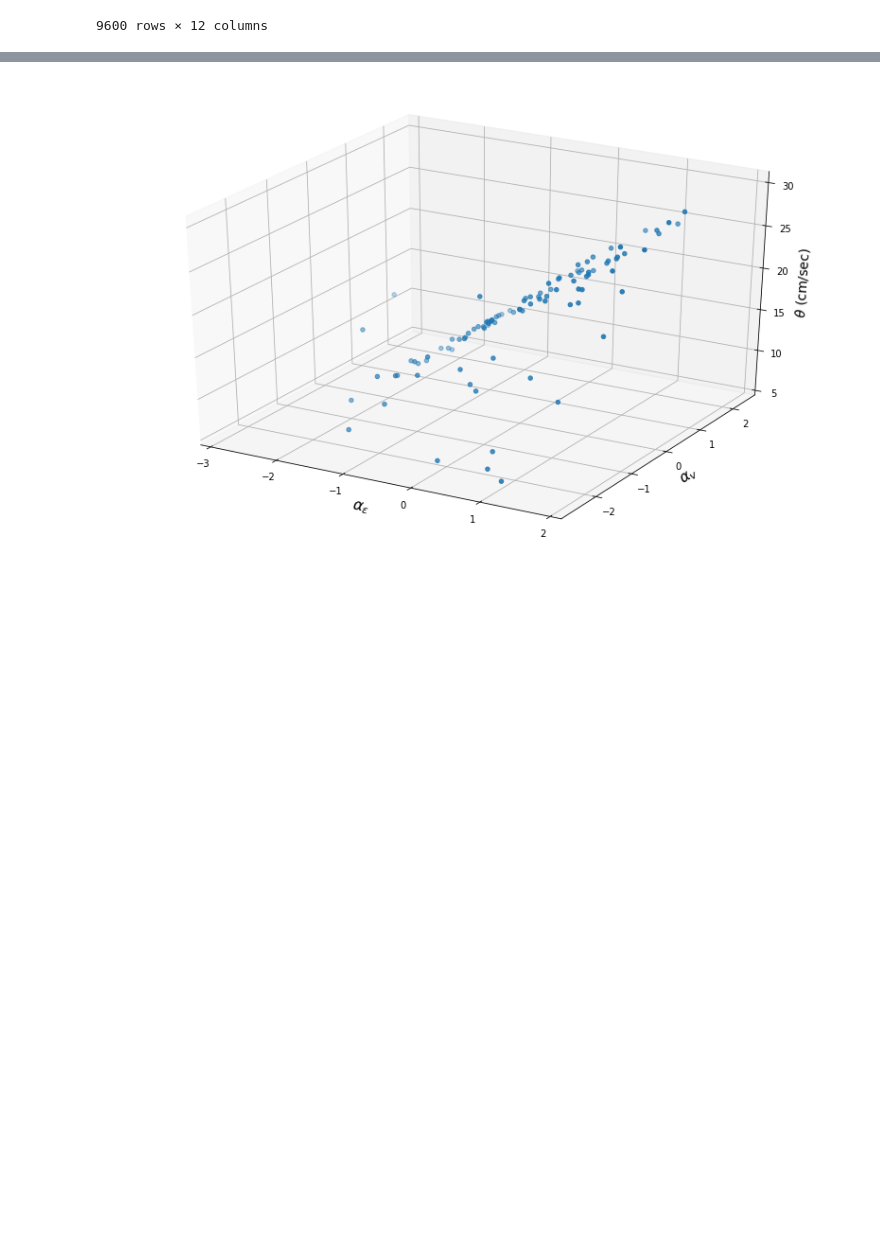
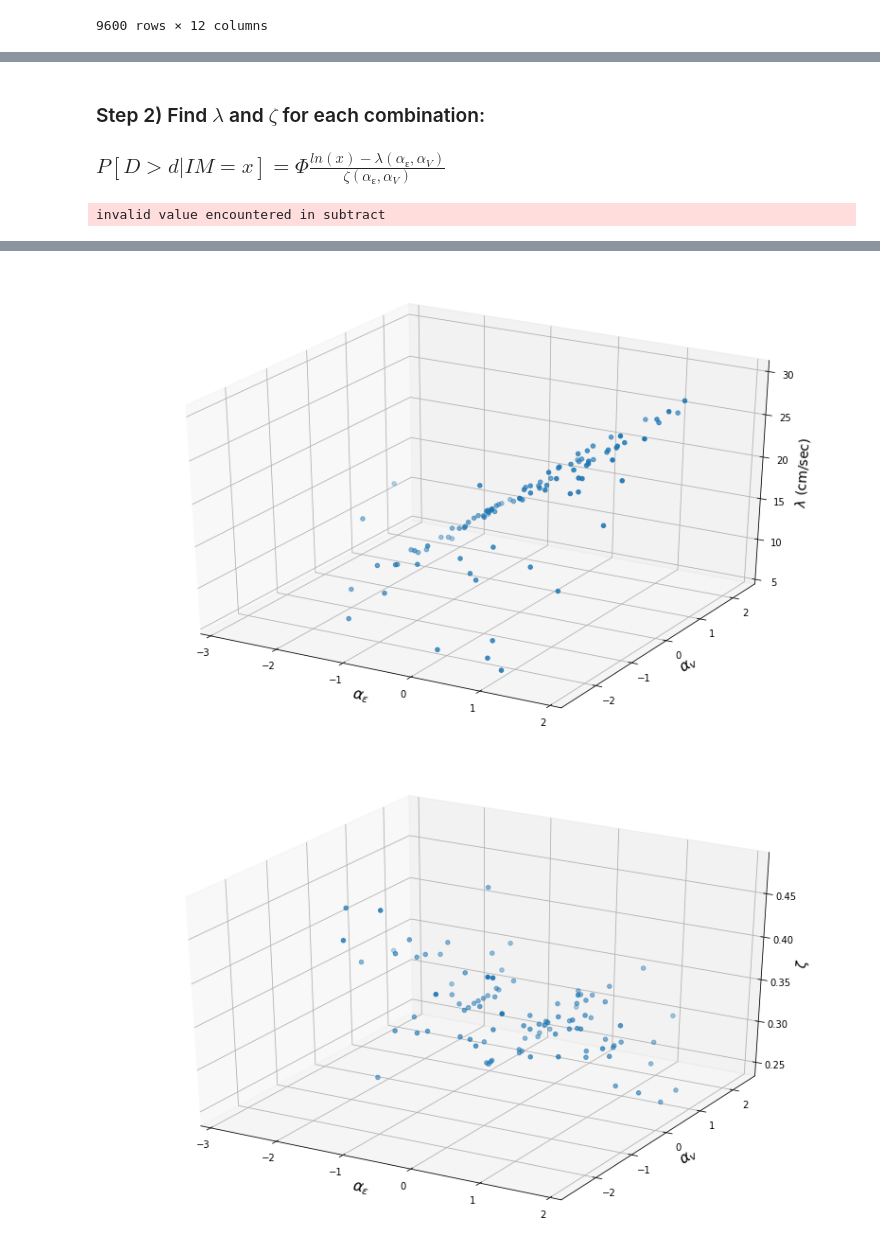
Before and after one commit to mtareqsoliman/msthesis, a Jupyter notebook: 2ANN_11132022.ipynb, the cells around one changed output, grey strips where cells are left out. Cells and saved outputs as stored; diff of their text form; code cells hidden in the pictures; blank space fills up the shorter version.

```diff
--- a/2ANN_11132022.ipynb
+++ b/2ANN_11132022.ipynb
@@ -79,3 +115,8 @@ NLTHA100.to_excel('ssss.xlsx')
+# %% [markdown]
+### Step 2) Find $\lambda$ and $\zeta$ for each combination:
+
+
+### $P[D>d|IM=x]=Φ\frac{ln(x)-λ(α_ɛ,α_V)}{ζ(α_ɛ,α_V)}$
 # %%
 
 ##pivot_numpy = np.concatenate((np.zeros(9)[:, np.newaxis], pivot_numpy), axis=1)
@@ -127,13 +168,23 @@ for i,ecu_i in enumerate(ecu_100_alpha_frag):
 theta_100_list = np.array(theta_100_list)
 beta_100_list = np.array(beta_100_list)
 
+print(pd.DataFrame({"eps":ecu_100_alpha_frag,"V":Vult_100_alpha_frag,"$lambda$":theta_100_list,'$zeta$':beta_100_list,'slope':z_list},index=None))
+
 fig = plt.figure(figsize =(14, 9))
 ax = plt.axes(projection ='3d')
 
 # Creating plot
 ax.scatter(ecu_100_alpha_frag, Vult_100_alpha_frag, theta_100_list)
-ax.set_zlabel(r"$\theta$ (cm/sec)",fontsize=14)
+ax.set_zlabel(r"$\lambda$ (cm/sec)",fontsize=14)
 ax.set_xlabel(r"$\alpha_\epsilon$",fontsize=16)
 ax.set_ylabel(r"$\alpha_v$",fontsize=16)
 fig.show()
+fig = plt.figure(figsize =(14, 9))
+ax = plt.axes(projection ='3d')
+ax.scatter(ecu_100_alpha_frag, Vult_100_alpha_frag, beta_100_list)
+ax.set_zlabel(r"$\zeta$",fontsize=14)
+ax.set_xlabel(r"$\alpha_\epsilon$",fontsize=16)
+ax.set_ylabel(r"$\alpha_v$",fontsize=16)
+fig.show()
 # %% [output]
+invalid value encountered in subtract
@@ -140 +205,2 @@ fig.show()
 [figure]
+[figure, added]
```
Also changed, not shown: parts of 22 cells of this notebook.
